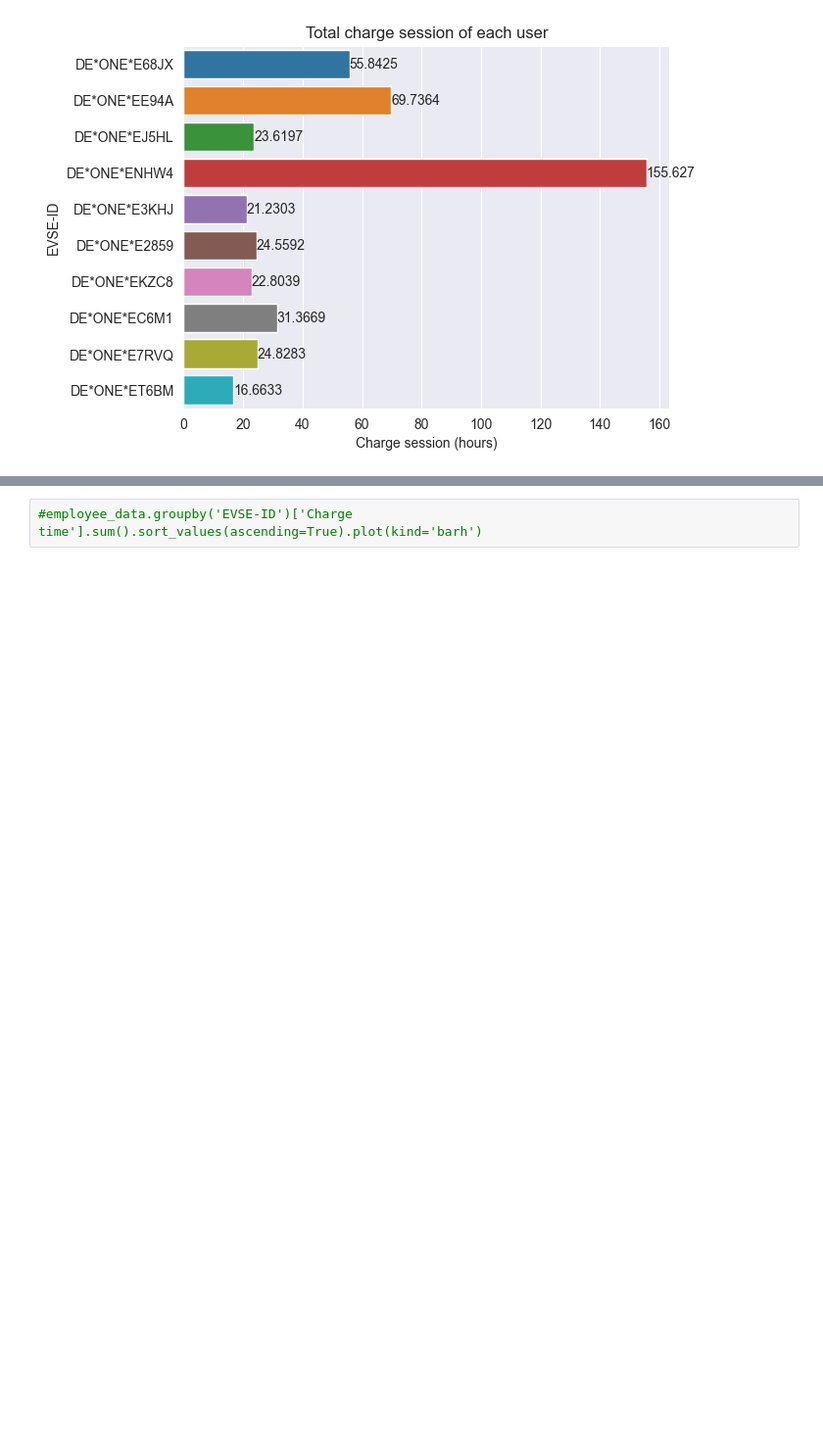
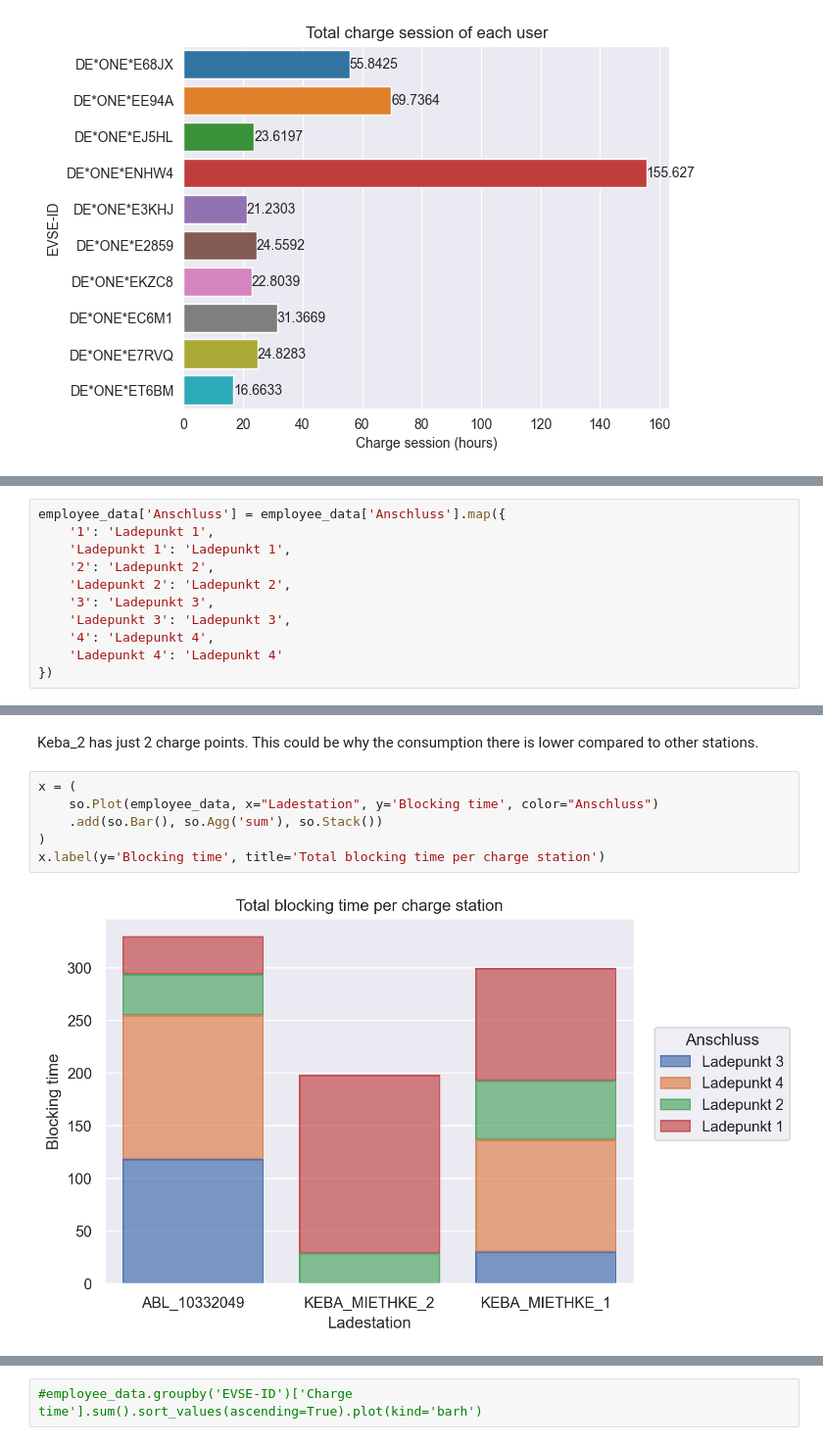
Before and after one commit to Omotayewo/EV-charging-analysis, a Jupyter notebook: Notebooks/Analysis of Electric Vehicle Charging Transactions (Employees).ipynb, the cells around one changed output, grey strips where cells are left out. Shown at 98% size. Saved outputs shown, nothing was run; the diff lists cells and outputs as text; blank space fills up the shorter version.

```diff
--- a/Notebooks/Analysis of Electric Vehicle Charging Transactions (Employees).ipynb
+++ b/Notebooks/Analysis of Electric Vehicle Charging Transactions (Employees).ipynb
@@ -141,0 +220,11 @@ plt.show()
+# %%
+employee_data['Anschluss'] = employee_data['Anschluss'].map({
+    '1': 'Ladepunkt 1',
+    'Ladepunkt 1': 'Ladepunkt 1',
+    '2': 'Ladepunkt 2',
+    'Ladepunkt 2': 'Ladepunkt 2',
+    '3': 'Ladepunkt 3',
+    'Ladepunkt 3': 'Ladepunkt 3',
+    '4': 'Ladepunkt 4',
+    'Ladepunkt 4': 'Ladepunkt 4'
+})
@@ -141,0 +239,10 @@ plt.show()
+# %% [markdown]
+Keba_2 has just 2 charge points. This could be why the consumption there is lower compared to other stations.
+# %%
+x = (
+    so.Plot(employee_data, x="Ladestation", y='Blocking time', color="Anschluss")
+    .add(so.Bar(), so.Agg('sum'), so.Stack())
+)
+x.label(y='Blocking time', title='Total blocking time per charge station')
+# %% [output]
+[figure, added]
```
Also changed, not shown: parts of 55 cells of this notebook.
